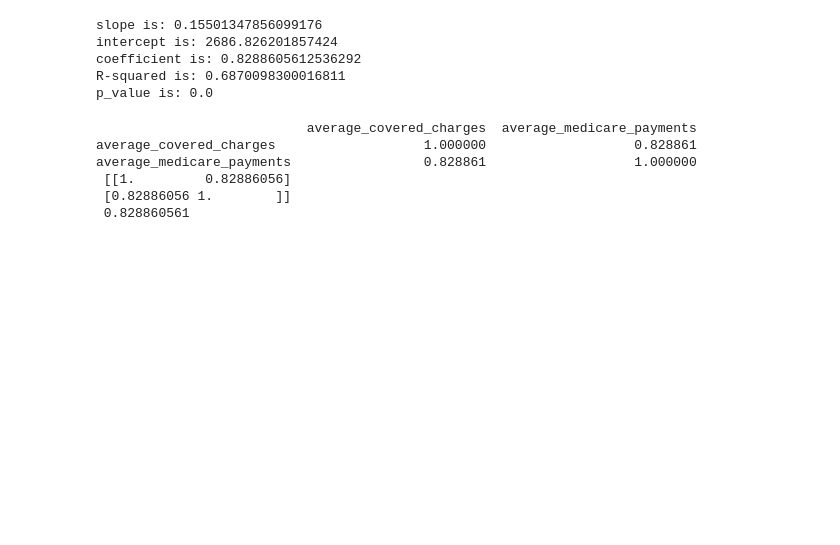
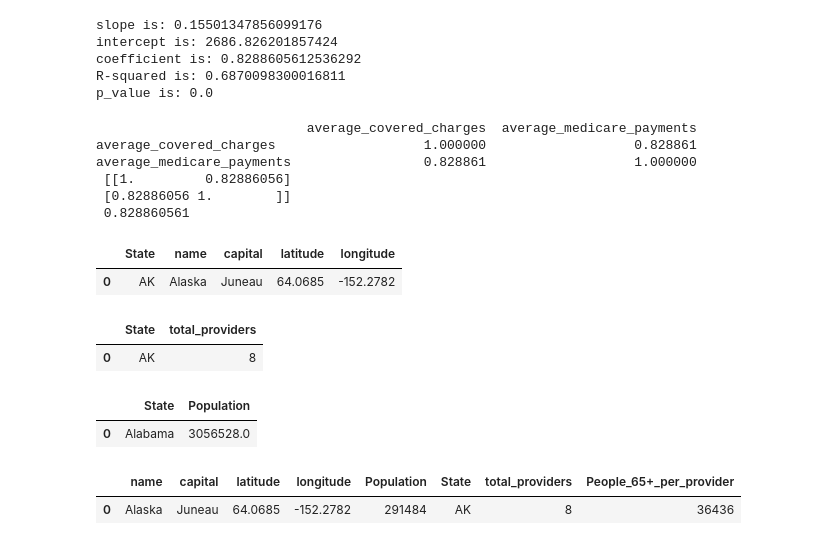
Before and after one commit to jwarlop/BC_Proj001, a Jupyter notebook: main.ipynb, the cells around one changed output. Drawn from its saved outputs; the diff is of its cells as text; code cells hidden in the pictures; blank space fills up the shorter version.

```diff
--- a/main.ipynb
+++ b/main.ipynb
@@ -496,0 +487,38 @@ average_medicare_payments                 0.828861                   1.000000
+# %%
+states_data_df.head(1)
+# %% [output]
+|  | State | name | capital | latitude | longitude |
+| 0 | AK | Alaska | Juneau | 64.0685 | -152.2782 |
+# %%
+# Providers per state
+state_providers = main_df.groupby("provider_state")["provider_id"].nunique()
+state_providers_df = pd.DataFrame(state_providers).reset_index()
+state_providers_df = state_providers_df.rename(columns={"provider_state":"State","provider_id":"total_providers"})
+state_providers_df.head(1)
+# %% [output]
+|  | State | total_providers |
+| 0 | AK | 8 |
+# %%
+# State population 2015
+state_pop_df = pd.read_csv("USA pop 2015 65 and older.csv")
+state_pop_df.head(1)
+# %% [output]
+|  | State | Population |
+| 0 | Alabama | 3056528.0 |
+# %%
+# Merge states_date_df, state_providers_df and state_pop_df
+## First merge states_data_df and state_pop_df:
+x = pd.merge(states_data_df, state_pop_df, how="inner", left_on=["name"], right_on=["State"])
+## Merge with state_providers_df
+providers_pop_state_df = pd.merge(x, state_providers_df, how = "inner",left_on=["State_x"], right_on=["State"])
+# Drop duplicate columns and set population data type to integer
+cols_to_drop = ["State_x", "State_y"]
+providers_pop_state_df = providers_pop_state_df.drop(cols_to_drop, axis = 1)
+providers_pop_state_df["Population"] = providers_pop_state_df["Population"].astype(int)
+providers_pop_state_df["People_65+_per_provider"] = round(providers_pop_state_df["Population"]/providers_pop_state_df["total_providers"],0)
+providers_pop_state_df["People_65+_per_provider"] = providers_pop_state_df["People_65+_per_provider"].astype(int)
+
+providers_pop_state_df.head(1)
+# %% [output]
+|  | name | capital | latitude | longitude | Population | State | total_providers | People_65+_per_provider |
+| 0 | Alaska | Juneau | 64.0685 | -152.2782 | 291484 | AK | 8 | 36436 |
```
Also changed, not shown: parts of 10 cells of this notebook, 3 other files.
